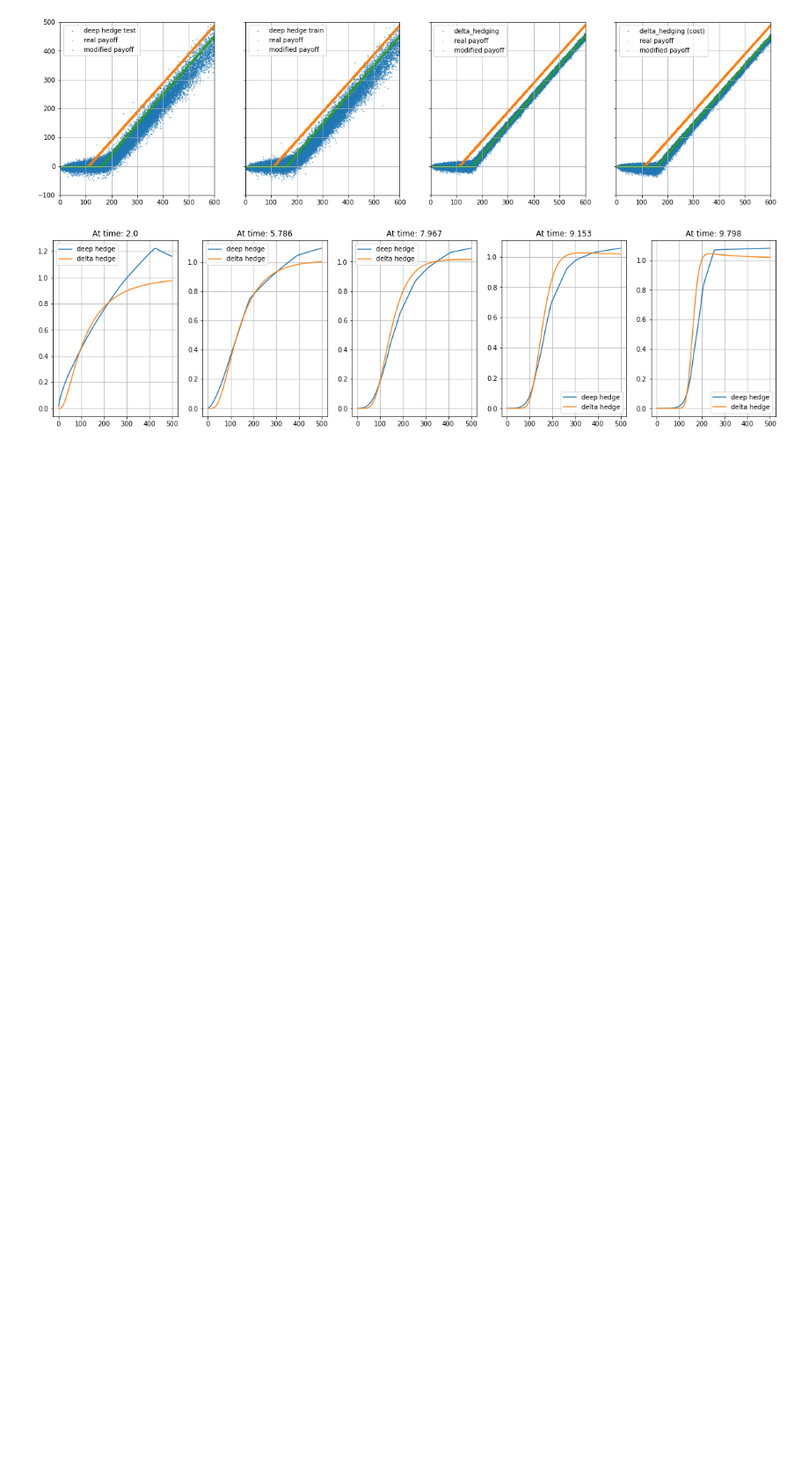
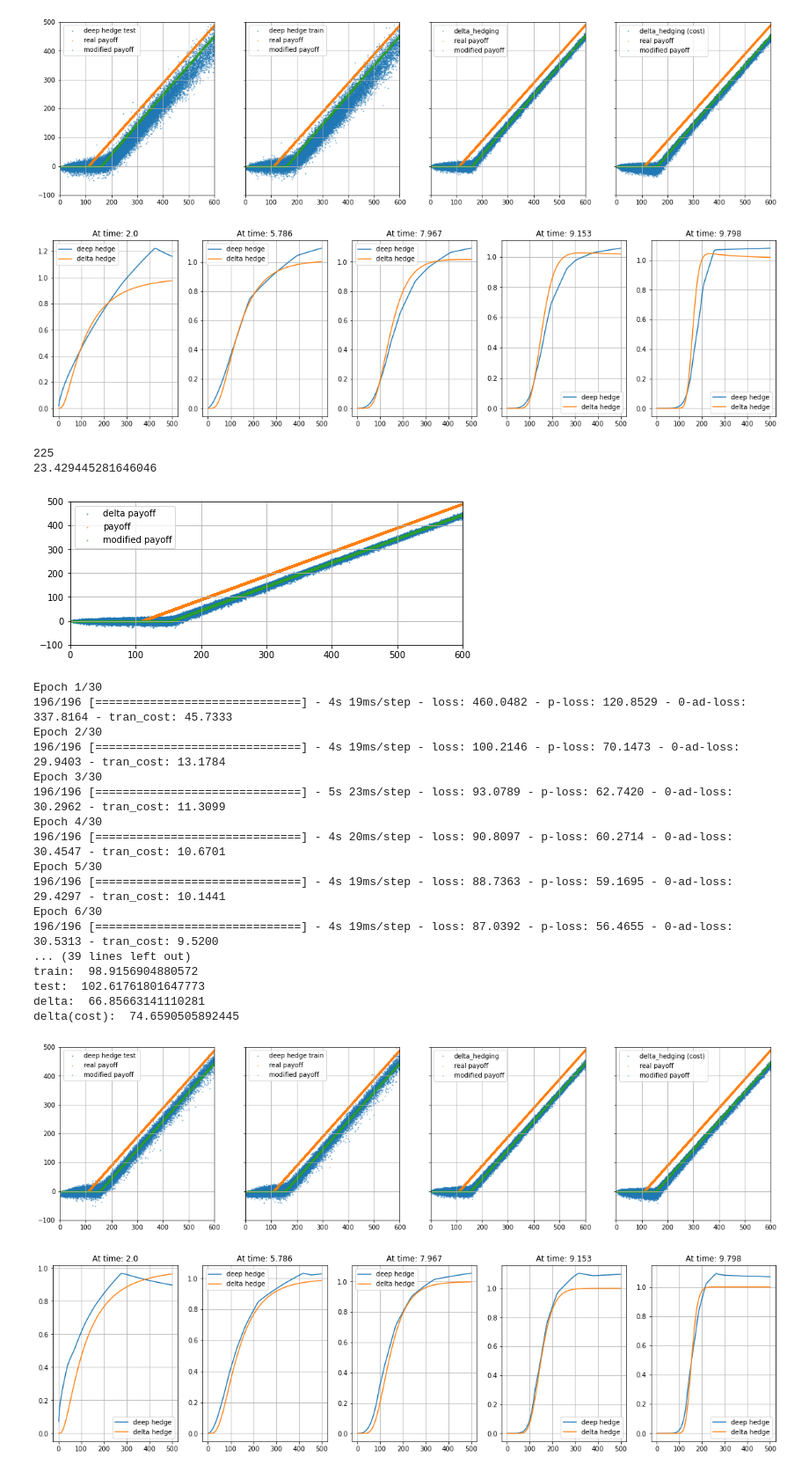
Before and after one commit to Akram440044/DeepHedging, a Jupyter notebook: deep_efficient_hedging_210926.ipynb, the cells around one changed output. Shown at 88% size. Saved outputs shown, nothing was run; the diff lists cells and outputs as text; code cells hidden in the pictures; blank space fills up the shorter version.

```diff
--- a/deep_efficient_hedging_210926.ipynb
+++ b/deep_efficient_hedging_210926.ipynb
@@ -387,3 +393,30 @@ delta:  40.264727702832225
 delta(cost):  45.58819678235949
 [figure]
 [figure]
+# %%
+p = np.inf
+cost = True
+model_inf_cost = test(p,cost)
+# %% [output]
+225
+23.429445281646046
+[figure, added]
+Epoch 1/30
+196/196 [==============================] - 4s 19ms/step - loss: 460.0482 - p-loss: 120.8529 - 0-ad-loss: 337.8164 - tran_cost: 45.7333
+Epoch 2/30
+196/196 [==============================] - 4s 19ms/step - loss: 100.2146 - p-loss: 70.1473 - 0-ad-loss: 29.9403 - tran_cost: 13.1784
+Epoch 3/30
+196/196 [==============================] - 5s 23ms/step - loss: 93.0789 - p-loss: 62.7420 - 0-ad-loss: 30.2962 - tran_cost: 11.3099
+Epoch 4/30
+196/196 [==============================] - 4s 20ms/step - loss: 90.8097 - p-loss: 60.2714 - 0-ad-loss: 30.4547 - tran_cost: 10.6701
+Epoch 5/30
+196/196 [==============================] - 4s 19ms/step - loss: 88.7363 - p-loss: 59.1695 - 0-ad-loss: 29.4297 - tran_cost: 10.1441
+Epoch 6/30
+196/196 [==============================] - 4s 19ms/step - loss: 87.0392 - p-loss: 56.4655 - 0-ad-loss: 30.5313 - tran_cost: 9.5200
+... (39 lines left out)
+train:  98.9156904880572
+test:  102.61761801647773
+delta:  66.85663141110281
+delta(cost):  74.6590505892445
+[figure, added]
+[figure, added]
```
Also changed, not shown: parts of 2 cells of this notebook.
